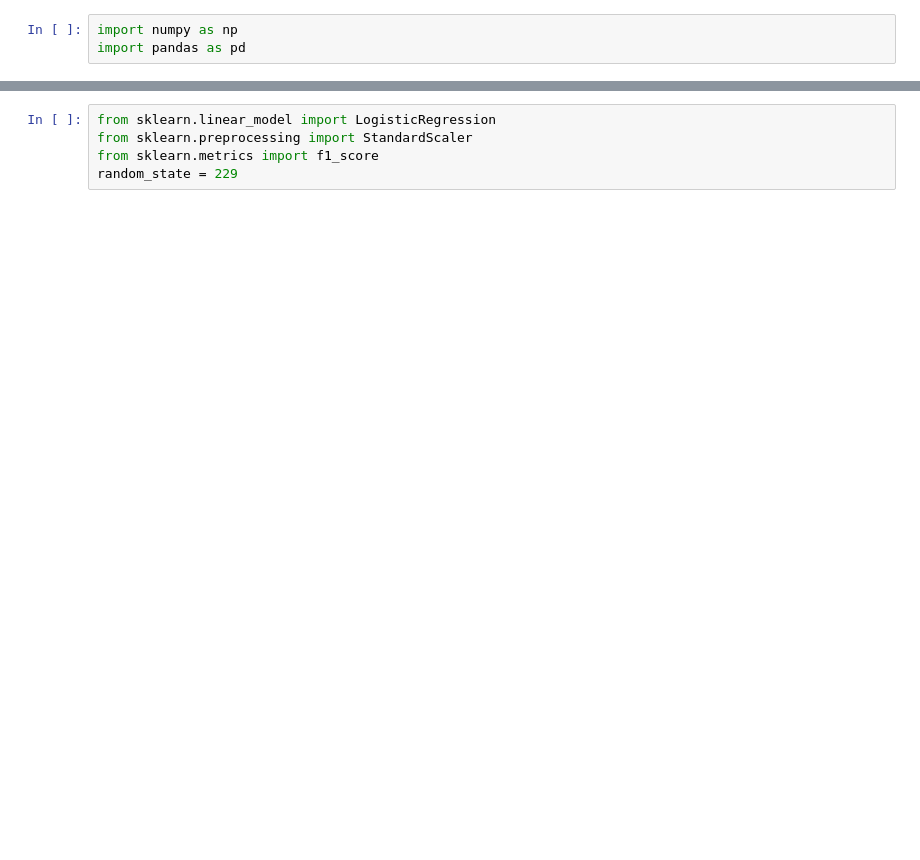
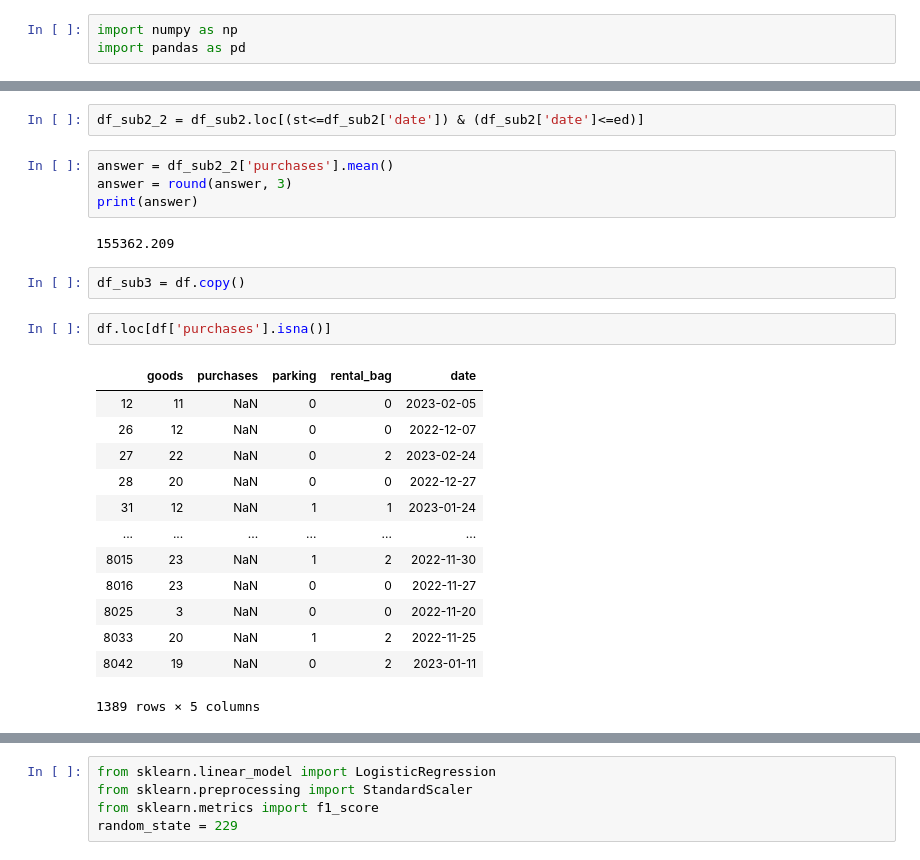
Before and after one commit to sy-hwang/DataScience_Lv2, a Jupyter notebook: Answer/answer_2.ipynb, the cells around one changed output, grey strips where cells are left out. Saved outputs shown, nothing was run; the diff lists cells and outputs as text; blank space fills up the shorter version.

```diff
--- a/Answer/answer_2.ipynb
+++ b/Answer/answer_2.ipynb
@@ -20,0 +124,26 @@ df
+# %%
+df_sub2_2 = df_sub2.loc[(st<=df_sub2['date']) & (df_sub2['date']<=ed)]
+# %%
+answer = df_sub2_2['purchases'].mean()
+answer = round(answer, 3)
+print(answer)
+# %% [output]
+155362.209
+# %%
+df_sub3 = df.copy()
+# %%
+df.loc[df['purchases'].isna()]
+# %% [output]
+|  | goods | purchases | parking | rental_bag | date |
+| 12 | 11 | NaN | 0 | 0 | 2023-02-05 |
+| 26 | 12 | NaN | 0 | 0 | 2022-12-07 |
+| 27 | 22 | NaN | 0 | 2 | 2023-02-24 |
+| 28 | 20 | NaN | 0 | 0 | 2022-12-27 |
+| 31 | 12 | NaN | 1 | 1 | 2023-01-24 |
+| ... | ... | ... | ... | ... | ... |
+| 8015 | 23 | NaN | 1 | 2 | 2022-11-30 |
+| 8016 | 23 | NaN | 0 | 0 | 2022-11-27 |
+| 8025 | 3 | NaN | 0 | 0 | 2022-11-20 |
+| 8033 | 20 | NaN | 1 | 2 | 2022-11-25 |
+| 8042 | 19 | NaN | 0 | 2 | 2023-01-11 |
+1389 rows × 5 columns
```
Also changed, not shown: parts of 70 cells of this notebook, 1 other file.
